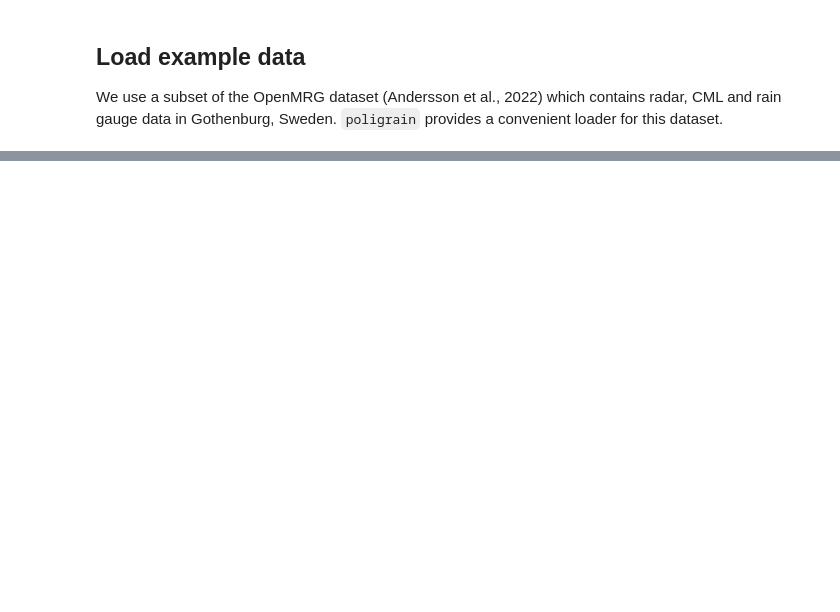
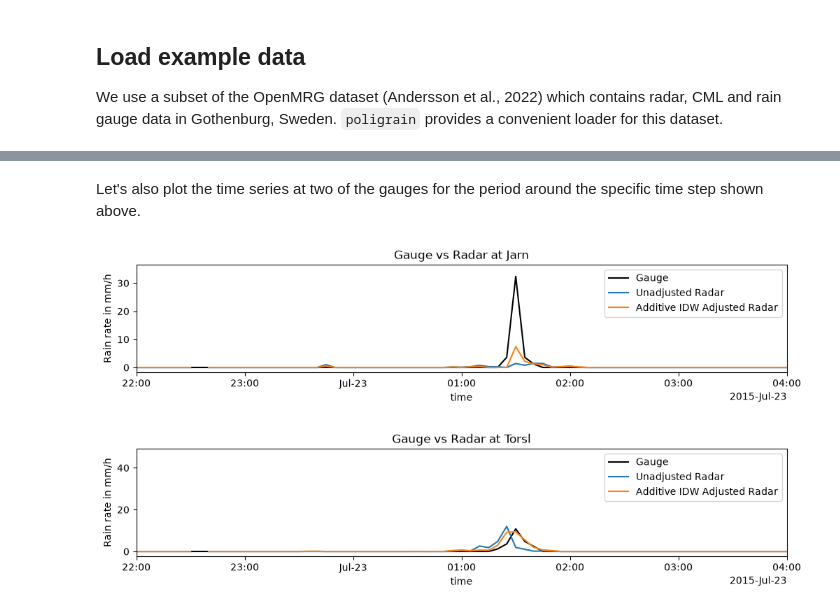
Before and after one commit to OpenSenseAction/OpenSenseAction.github.io, a Jupyter notebook: software-ecosystem/mergeplg.ipynb, the cells around one changed output, grey strips where cells are left out. Cells and saved outputs as stored; diff of their text form; code cells hidden in the pictures; blank space fills up the shorter version.

```diff
--- a/software-ecosystem/mergeplg.ipynb
+++ b/software-ecosystem/mergeplg.ipynb
@@ -76,0 +229,18 @@ That's the core merging workflow in `mergeplg`: load gridded and point/line data
+# %% [markdown]
+Let's also plot the time series at two of the gauges for the period around the specific time step shown above.
+# %%
+for gauge_id in ['Jarn', 'Torsl']:
+    da_gauges_R_5min.sel(id=gauge_id).plot.line(x='time', color='k', label='Gauge', figsize=(12, 2))
+    da_radar_at_gauge_unadjusted.sel(id=gauge_id).plot.line(x='time', label='Unadjusted Radar')
+    da_radar_at_gauge_additiveIDW.sel(id=gauge_id).plot.line(x='time', label='Additive IDW Adjusted Radar')
+    plt.legend()
+    plt.title(f'Gauge vs Radar at {gauge_id}')
+    plt.ylabel('Rain rate in mm/h')
+
+    plt.xlim(
+        da_gauges_R_5min.time.sel(time='2015-07-22 22:00:00'),
+        da_gauges_R_5min.time.sel(time='2015-07-23 4:00:00'),
+    );
+# %% [output]
+[figure, added]
+[figure, added]
```
Also changed, not shown: parts of 24 cells of this notebook.
